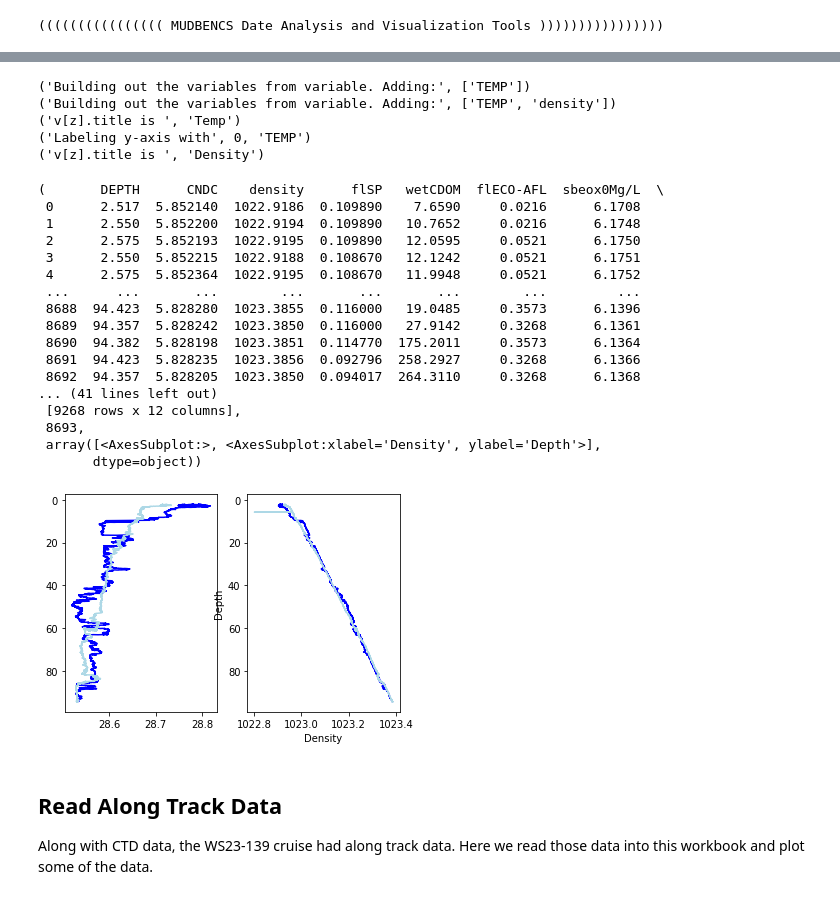
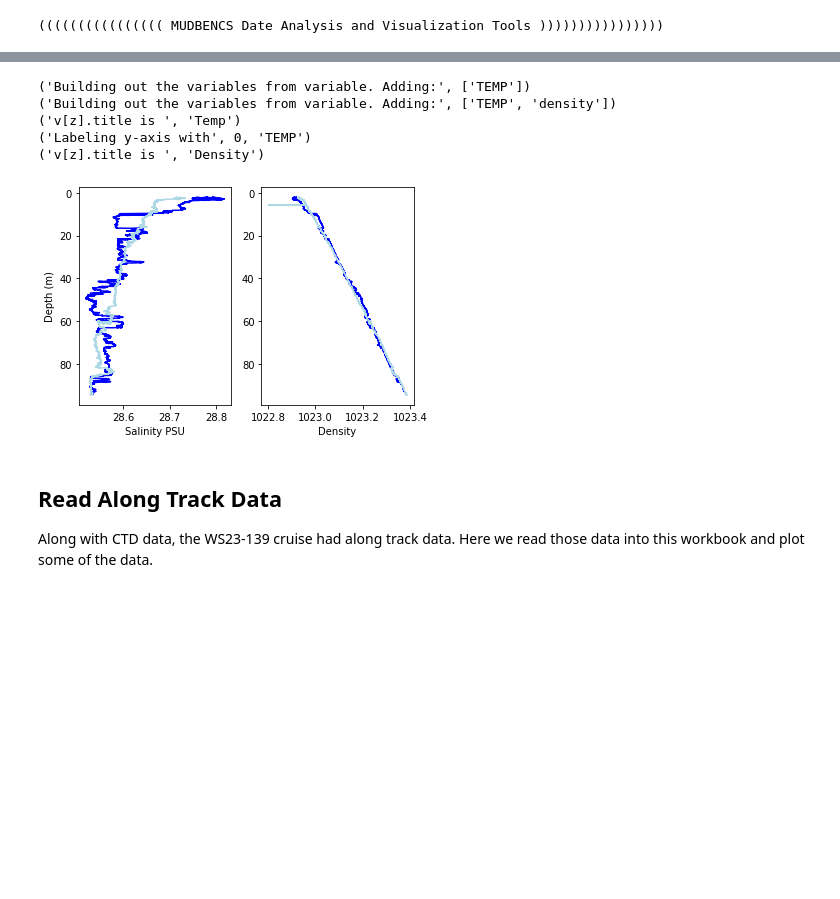
Before and after one commit to DirtBurner/MUDBENCS, a Jupyter notebook: MUDBENCS_CTD.ipynb, the cells around one changed output, grey strips where cells are left out. Cells and saved outputs as stored; diff of their text form; code cells hidden in the pictures; blank space fills up the shorter version.

Commit message:
Demonstrate functionality of CTD plotting in notebook

```diff
--- a/MUDBENCS_CTD.ipynb
+++ b/MUDBENCS_CTD.ipynb
@@ -20,31 +23,20 @@ The profile coordinates are latitude: 2.6740, and longitude: -48.2633
 Data types available are:  ['DEPTH', 'CNDC', 'density', 'flSP', 'wetCDOM', 'flECO-AFL', 'sbeox0Mg/L', 'sbeox0PS', 'par', 'PSAL', 'TEMP', 'flag']
-# %%
-MB.DEBUG = True
-MB.plot_profile(dat_nc, ['TEMP', 'density'], direction='both')
-# %% [output]
-('Building out the variables from variable. Adding:', ['TEMP'])
-('Building out the variables from variable. Adding:', ['TEMP', 'density'])
-('v[z].title is ', 'Temp')
-('Labeling y-axis with', 0, 'TEMP')
-('v[z].title is ', 'Density')
-(       DEPTH      CNDC    density      flSP   wetCDOM  flECO-AFL  sbeox0Mg/L  \
- 0      2.517  5.852140  1022.9186  0.109890    7.6590     0.0216      6.1708
- 1      2.550  5.852200  1022.9194  0.109890   10.7652     0.0216      6.1748
- 2      2.575  5.852193  1022.9195  0.109890   12.0595     0.0521      6.1750
- 3      2.550  5.852215  1022.9188  0.108670   12.1242     0.0521      6.1751
- 4      2.575  5.852364  1022.9195  0.108670   11.9948     0.0521      6.1752
- ...      ...       ...        ...       ...       ...        ...         ...
- 8688  94.423  5.828280  1023.3855  0.116000   19.0485     0.3573      6.1396
- 8689  94.357  5.828242  1023.3850  0.116000   27.9142     0.3268      6.1361
- 8690  94.382  5.828198  1023.3851  0.114770  175.2011     0.3573      6.1364
- 8691  94.423  5.828235  1023.3856  0.092796  258.2927     0.3268      6.1366
- 8692  94.357  5.828205  1023.3850  0.094017  264.3110     0.3268      6.1368
-... (41 lines left out)
- [9268 rows x 12 columns],
- 8693,
- array([<AxesSubplot:>, <AxesSubplot:xlabel='Density', ylabel='Depth'>],
-       dtype=object))
-[figure, removed]
+# %%
+MB.DEBUG = True
+down_df, up_df, bottom, ax = MB.plot_profile(dat_nc, ['TEMP', 'density'], direction='both')
+
+ax[0].set_xlabel('Salinity PSU')
+ax[0].set_ylabel('Depth (m)')
+ax[1].set_ylabel('')
+
+#plt.savefig('C:/Users/beros/Box/UDrive_brosenheim/My_Documents/Research/Seagoing Expeditions/CHEM-OCE Guianas Mudbanks 2020/Expedition prep/MUDBENCS/CTD_Data/01CTD_SSS_rho.svg', dpi=300)
+# %% [output]
+('Building out the variables from variable. Adding:', ['TEMP'])
+('Building out the variables from variable. Adding:', ['TEMP', 'density'])
+('v[z].title is ', 'Temp')
+('Labeling y-axis with', 0, 'TEMP')
+('v[z].title is ', 'Density')
+[figure, added]
 # %% [markdown]
 ## Read Along Track Data
 Along with CTD data, the WS23-139 cruise had along track data. Here we read those data into this workbook and plot some of the data.
```
Also changed, not shown: parts of 3 cells of this notebook.
